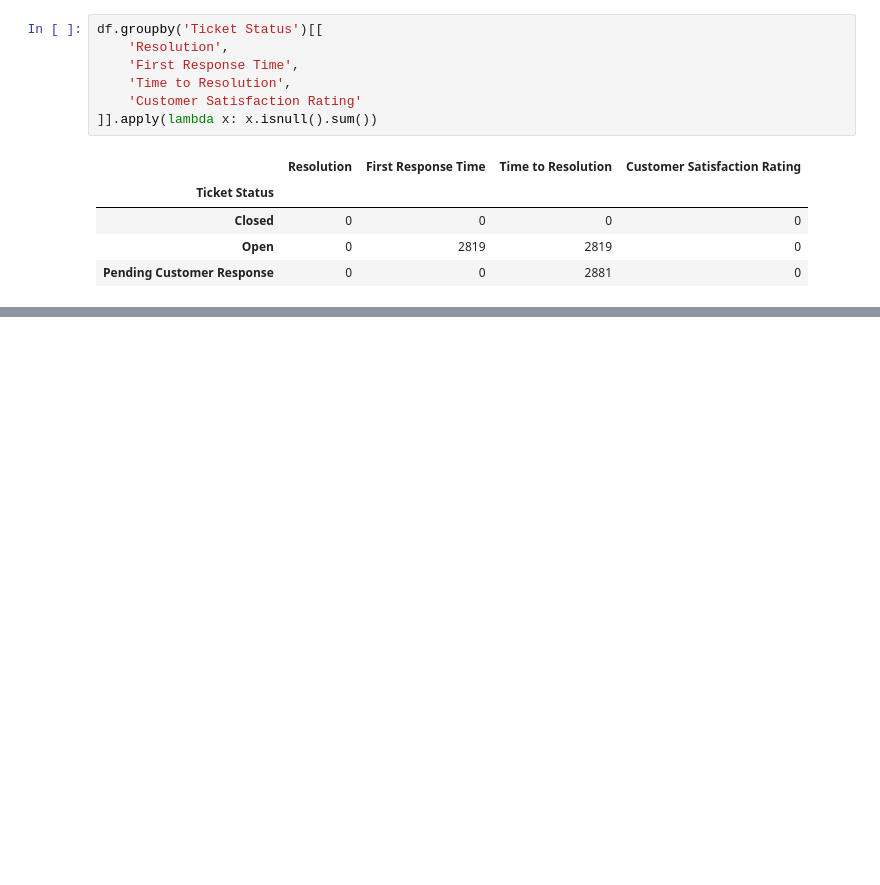
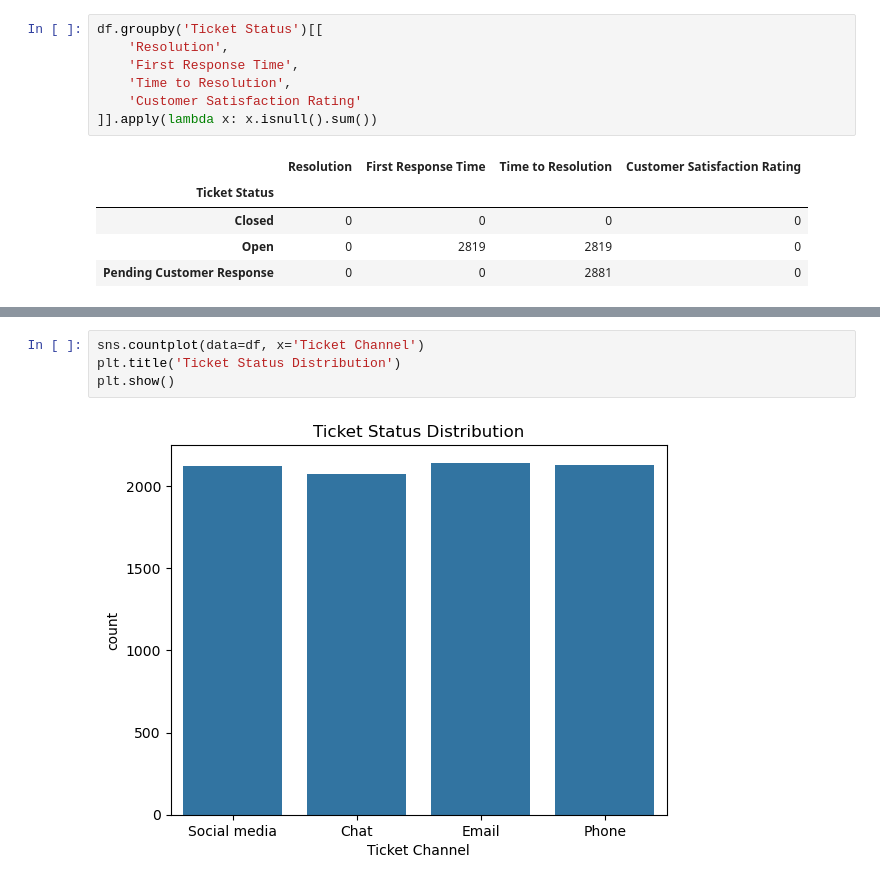
Before and after one commit to Ash2243/ai-technical-support-assistant, a Jupyter notebook: notebook/AI Technical Support Assistant - Exploratory Data Analysis.ipynb, the cells around one changed output, grey strips where cells are left out. Saved outputs shown, nothing was run; the diff lists cells and outputs as text; blank space fills up the shorter version.

```diff
--- a/notebook/AI Technical Support Assistant - Exploratory Data Analysis.ipynb
+++ b/notebook/AI Technical Support Assistant - Exploratory Data Analysis.ipynb
@@ -88,0 +170,6 @@ df.groupby('Ticket Status')[[
+# %%
+sns.countplot(data=df, x='Ticket Channel')
+plt.title('Ticket Status Distribution')
+plt.show()
+# %% [output]
+[figure, added]
```
Also changed, not shown: parts of 42 cells of this notebook.
